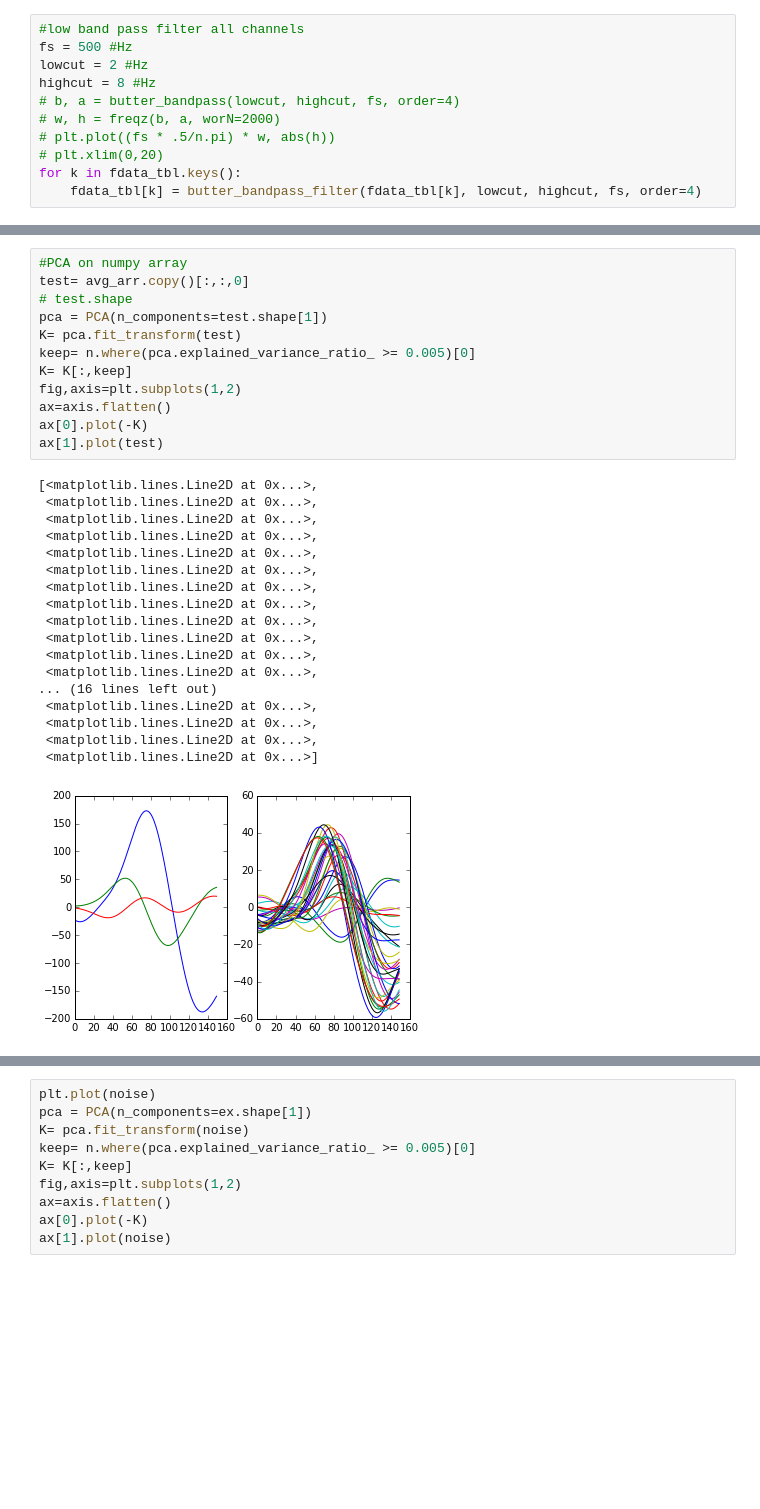
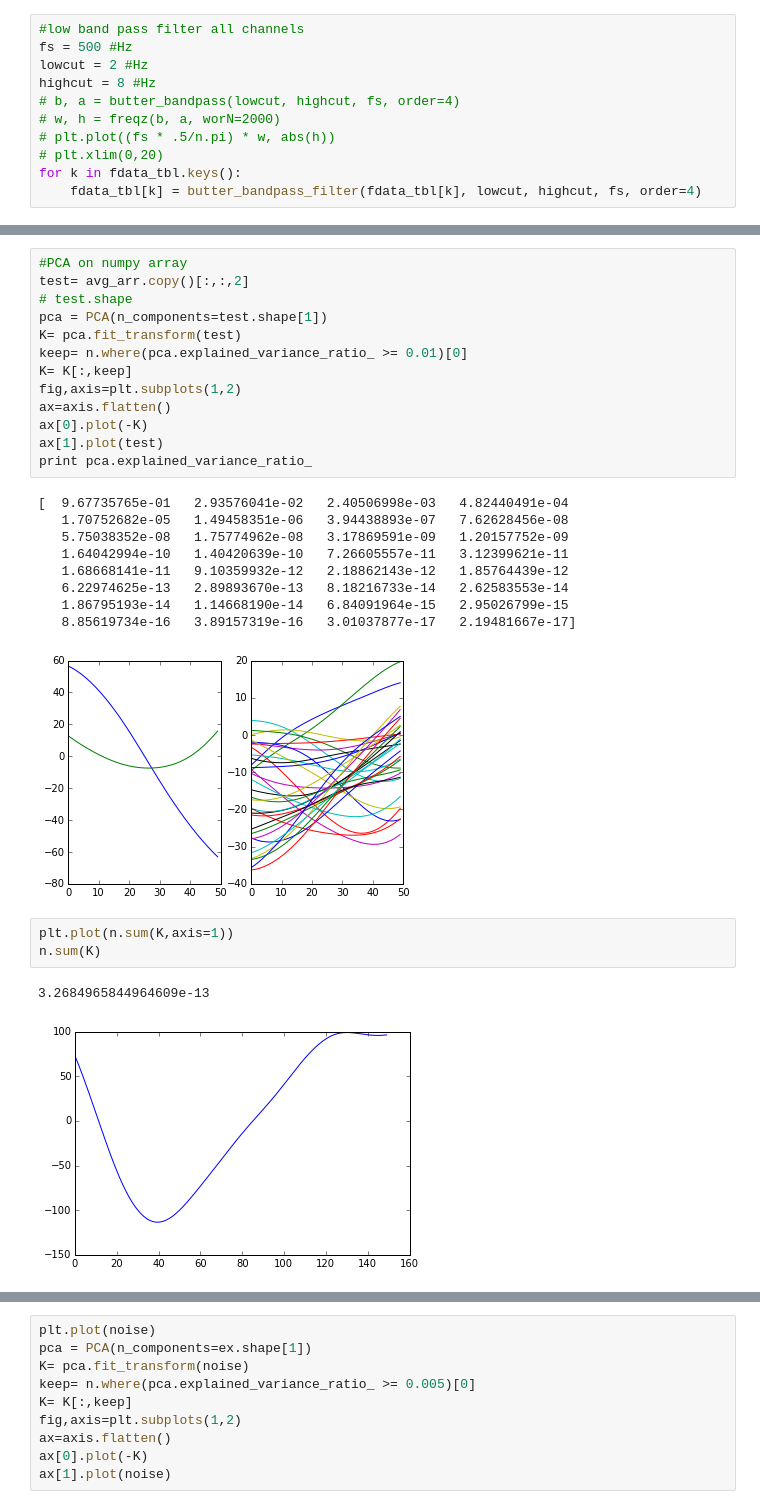
Before and after one commit to kaylanb/IndominusRex, a Jupyter notebook: code/process.ipynb, the cells around one changed output, grey strips where cells are left out. Drawn from its saved outputs; the diff is of its cells as text; blank space fills up the shorter version.

```diff
--- a/code/process.ipynb
+++ b/code/process.ipynb
@@ -96,34 +122,32 @@ for ev_cnt,event in enumerate(events_tbl.keys()):
 # %%
 #PCA on numpy array
-test= avg_arr.copy()[:,:,0]
+test= avg_arr.copy()[:,:,2]
 # test.shape
 pca = PCA(n_components=test.shape[1])
 K= pca.fit_transform(test)
-keep= n.where(pca.explained_variance_ratio_ >= 0.005)[0]
+keep= n.where(pca.explained_variance_ratio_ >= 0.01)[0]
 K= K[:,keep]
 fig,axis=plt.subplots(1,2)
 ax=axis.flatten()
 ax[0].plot(-K)
 ax[1].plot(test)
+print pca.explained_variance_ratio_
 # %% [output]
-[<matplotlib.lines.Line2D at 0x...>,
- <matplotlib.lines.Line2D at 0x...>,
- <matplotlib.lines.Line2D at 0x...>,
- <matplotlib.lines.Line2D at 0x...>,
- <matplotlib.lines.Line2D at 0x...>,
- <matplotlib.lines.Line2D at 0x...>,
- <matplotlib.lines.Line2D at 0x...>,
- <matplotlib.lines.Line2D at 0x...>,
- <matplotlib.lines.Line2D at 0x...>,
- <matplotlib.lines.Line2D at 0x...>,
- <matplotlib.lines.Line2D at 0x...>,
- <matplotlib.lines.Line2D at 0x...>,
-... (16 lines left out)
- <matplotlib.lines.Line2D at 0x...>,
- <matplotlib.lines.Line2D at 0x...>,
- <matplotlib.lines.Line2D at 0x...>,
- <matplotlib.lines.Line2D at 0x...>]
+[  9.67735765e-01   2.93576041e-02   2.40506998e-03   4.82440491e-04
+   1.70752682e-05   1.49458351e-06   3.94438893e-07   7.62628456e-08
+   5.75038352e-08   1.75774962e-08   3.17869591e-09   1.20157752e-09
+   1.64042994e-10   1.40420639e-10   7.26605557e-11   3.12399621e-11
+   1.68668141e-11   9.10359932e-12   2.18862143e-12   1.85764439e-12
+   6.22974625e-13   2.89893670e-13   8.18216733e-14   2.62583553e-14
+   1.86795193e-14   1.14668190e-14   6.84091964e-15   2.95026799e-15
+   8.85619734e-16   3.89157319e-16   3.01037877e-17   2.19481667e-17]
-[figure, old version]
+[figure, new version]
+# %%
+plt.plot(n.sum(K,axis=1))
+n.sum(K)
+# %% [output]
+3.2684965844964609e-13
+[figure, added]
 # %%
 #ICA on numpy array
 ica = FastICA(n_components=K.shape[1])
```
Also changed, not shown: parts of 6 cells of this notebook.
